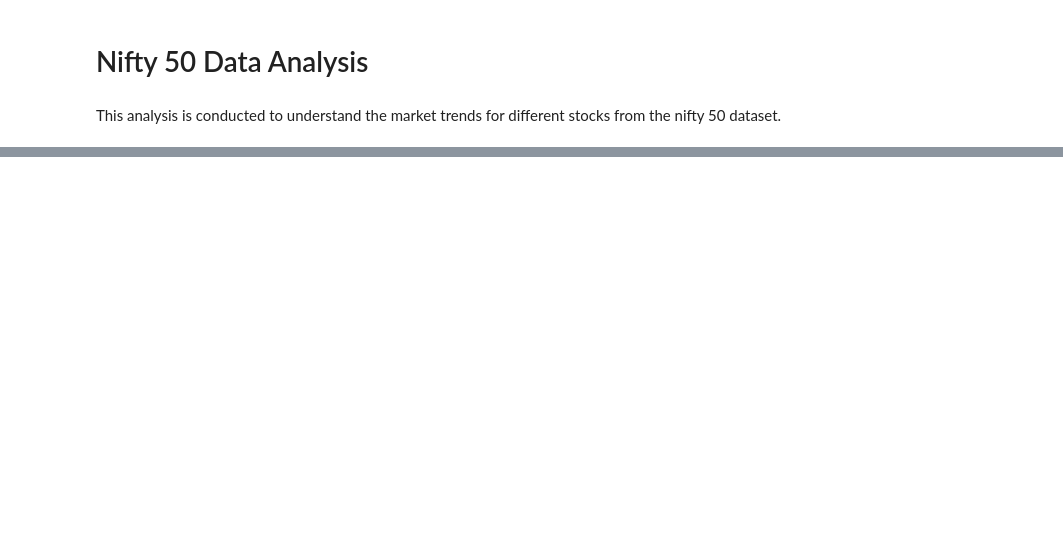
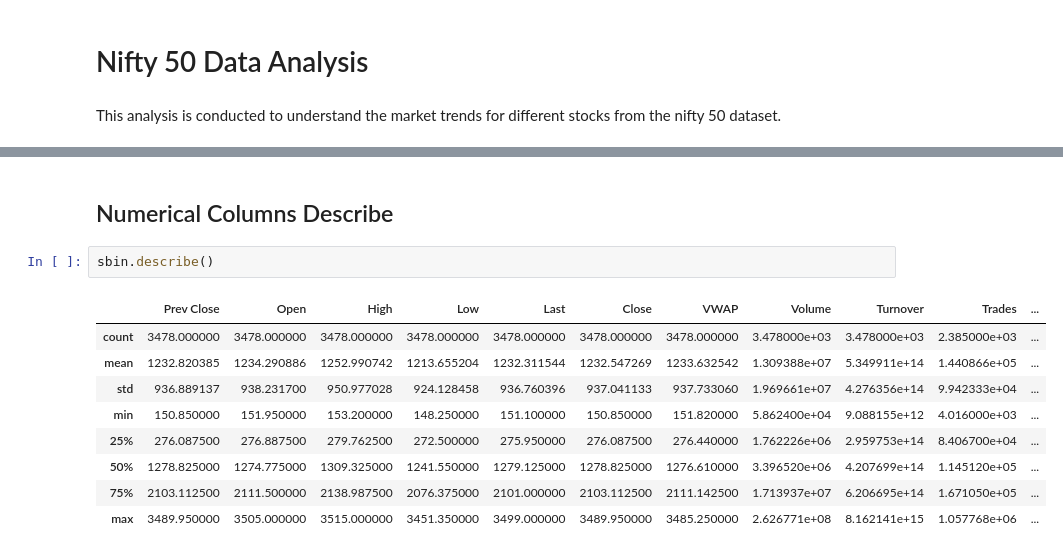
Before and after one commit to shubhamrohilla05/Nifty50-Data-Analysis, a Jupyter notebook: Nifty50-Analysis.ipynb, the cells around one changed output, grey strips where cells are left out. Cells and saved outputs as stored; diff of their text form; blank space fills up the shorter version.

```diff
--- a/Nifty50-Analysis.ipynb
+++ b/Nifty50-Analysis.ipynb
@@ -20,0 +89,14 @@ sbin.head(5)
+# %% [markdown]
+## Numerical Columns Describe
+# %%
+sbin.describe()
+# %% [output]
+|  | Prev Close | Open | High | Low | Last | Close | VWAP | Volume | Turnover | Trades | ... |
+| count | 3478.000000 | 3478.000000 | 3478.000000 | 3478.000000 | 3478.000000 | 3478.000000 | 3478.000000 | 3.478000e+03 | 3.478000e+03 | 2.385000e+03 | ... |
+| mean | 1232.820385 | 1234.290886 | 1252.990742 | 1213.655204 | 1232.311544 | 1232.547269 | 1233.632542 | 1.309388e+07 | 5.349911e+14 | 1.440866e+05 | ... |
+| std | 936.889137 | 938.231700 | 950.977028 | 924.128458 | 936.760396 | 937.041133 | 937.733060 | 1.969661e+07 | 4.276356e+14 | 9.942333e+04 | ... |
+| min | 150.850000 | 151.950000 | 153.200000 | 148.250000 | 151.100000 | 150.850000 | 151.820000 | 5.862400e+04 | 9.088155e+12 | 4.016000e+03 | ... |
+| 25% | 276.087500 | 276.887500 | 279.762500 | 272.500000 | 275.950000 | 276.087500 | 276.440000 | 1.762226e+06 | 2.959753e+14 | 8.406700e+04 | ... |
+| 50% | 1278.825000 | 1274.775000 | 1309.325000 | 1241.550000 | 1279.125000 | 1278.825000 | 1276.610000 | 3.396520e+06 | 4.207699e+14 | 1.145120e+05 | ... |
+| 75% | 2103.112500 | 2111.500000 | 2138.987500 | 2076.375000 | 2101.000000 | 2103.112500 | 2111.142500 | 1.713937e+07 | 6.206695e+14 | 1.671050e+05 | ... |
+| max | 3489.950000 | 3505.000000 | 3515.000000 | 3451.350000 | 3499.000000 | 3489.950000 | 3485.250000 | 2.626771e+08 | 8.162141e+15 | 1.057768e+06 | ... |
```
Also changed, not shown: parts of 11 cells of this notebook.
